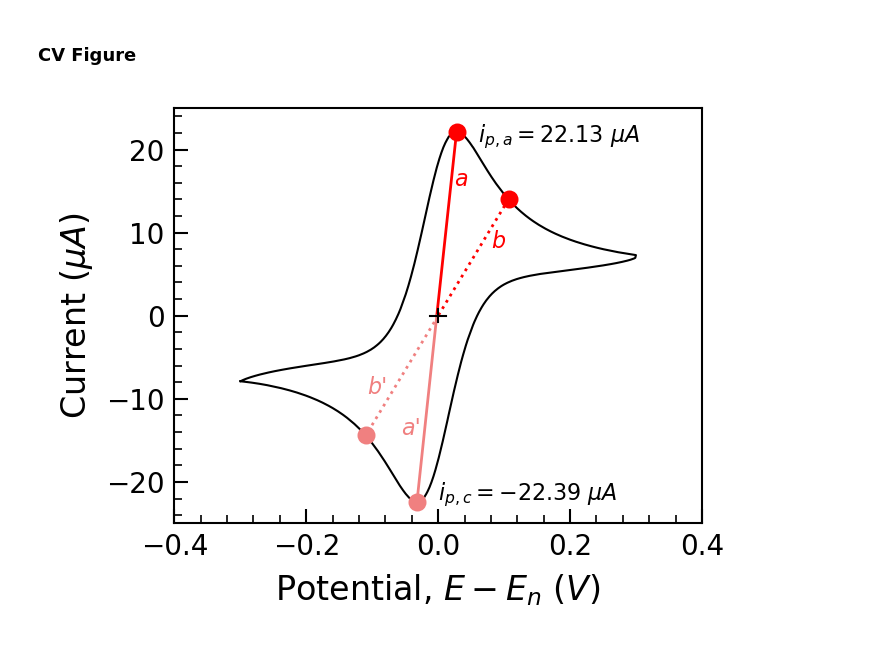
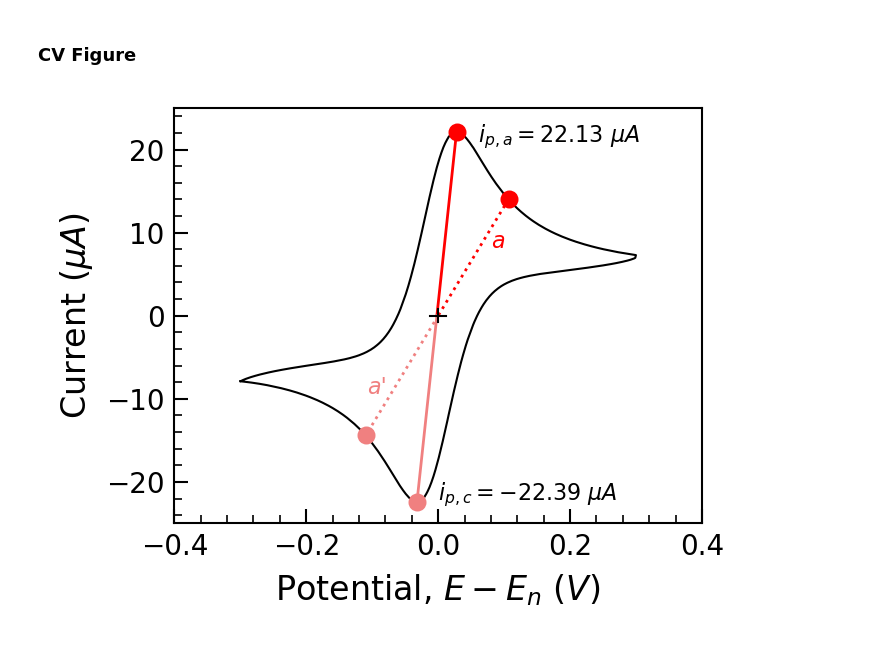
Before and after one commit to lauren8040/NLEIS-Ferri-Ferrocyanide-Modelling, a Jupyter notebook: jupyter/Figures/Cyclic Voltamagram/cyclic_volt_plot.ipynb, the cells around one changed output. Cells and saved outputs as stored; diff of their text form; code cells hidden in the pictures.

Commit message:
Updating CV images

```diff
--- a/jupyter/Figures/Cyclic Voltamagram/cyclic_volt_plot.ipynb
+++ b/jupyter/Figures/Cyclic Voltamagram/cyclic_volt_plot.ipynb
@@ -166,7 +166,7 @@ idx_max = df_plot["Im"].idxmax()
 idx_min = df_plot["Im"].idxmin()
 x_anodic, y_anodic = df_plot.loc[idx_max, "Vf"], df_plot.loc[idx_max, "Im"]
 x_cathodic, y_cathodic = df_plot.loc[idx_min, "Vf"], df_plot.loc[idx_min, "Im"]
-x_E_center = (x_anodic + x_cathodic) / 2
+x_E_center = (-y_anodic)/(y_cathodic-y_anodic) * (x_cathodic-x_anodic) + x_anodic
 x_center = 0
 y_center = 0
 
@@ -221,7 +221,7 @@ ax.set_xticks([])
 ax.set_yticks([])
 ax.tick_params(which='both', length=0)
 
-# Plotting Center Cross at half-wave potential
+# Plotting Center Cross at Origin
 dx_c = 0.0125
 ax_ratio = (ax.get_xlim()[1] - ax.get_xlim()[0]) / (ax.get_ylim()[1] - ax.get_ylim()[0])
 dy_c = dx_c / ax_ratio
@@ -288,36 +288,34 @@ ax.plot([x_rot_anodic_end, x_center], [y_rot_anodic_end, y_center], color="red",
 ax.scatter([x_rot_anodic_end], [y_rot_anodic_end], color="red", s=30, zorder=5)
     #cathodic peak segement (solid)
 ax.plot([x_E_center, x_cathodic], [y_center, y_cathodic], color="lightcoral", linewidth=1)
 ax.scatter([x_cathodic], [y_cathodic], color="lightcoral", s=30, zorder=5)
     #rotated cathodic segment (dotted)
 ax.plot([x_center, rot_cathodic_end[0]], [y_center, rot_cathodic_end[1]], color="lightcoral", linewidth=1,linestyle = ":")
 ax.scatter([rot_cathodic_end[0]], [rot_cathodic_end[1]], color="lightcoral", s=30, zorder=5)
 
 
 # Segment labels (a, a', b, b') — manual placement in axes-fraction coords
 label_specs = [
     # (label, x_frac, y_frac, color)
-    ("a",  0.53, 0.8, "red"),
-    ("a'", 0.43, 0.2, "lightcoral"),
-    ("b",  0.6, 0.65, "red"),
-    ("b'", 0.365, 0.30, "lightcoral"),
+    ("a",  0.6, 0.65, "red"),
+    ("a'", 0.365, 0.30, "lightcoral"),
 ]
 for label, xf, yf, color in label_specs:
     ax.text(xf, yf, label, transform=ax.transAxes,
             fontsize=8, color=color, fontstyle="italic",
             ha="left", va="bottom")
 
 
-# Plotting Center Cross at half-wave potential
+# Plotting Center Cross at Origin
 dx_c = 0.0125
 ax_ratio = (ax.get_xlim()[1] - ax.get_xlim()[0]) / (ax.get_ylim()[1] - ax.get_ylim()[0])
 dy_c = dx_c / ax_ratio
 ax.plot([x_center - dx_c, x_center + dx_c], [y_center, y_center], color="black", linewidth=0.75)
 ax.plot([x_center, x_center], [y_center - dy_c, y_center + dy_c], color="black", linewidth=0.75)
 
 #Saving Plot
 plt.tight_layout(pad=0)
 plt.savefig(f"Figure1_Pt_Cycle3_CV.pdf", bbox_inches='tight', pad_inches=0.01)
 plt.show()
 # %% [output]
-[figure, old version]
+[figure, new version]
```
Also changed, not shown: parts of 1 cell of this notebook, 2 other files.
